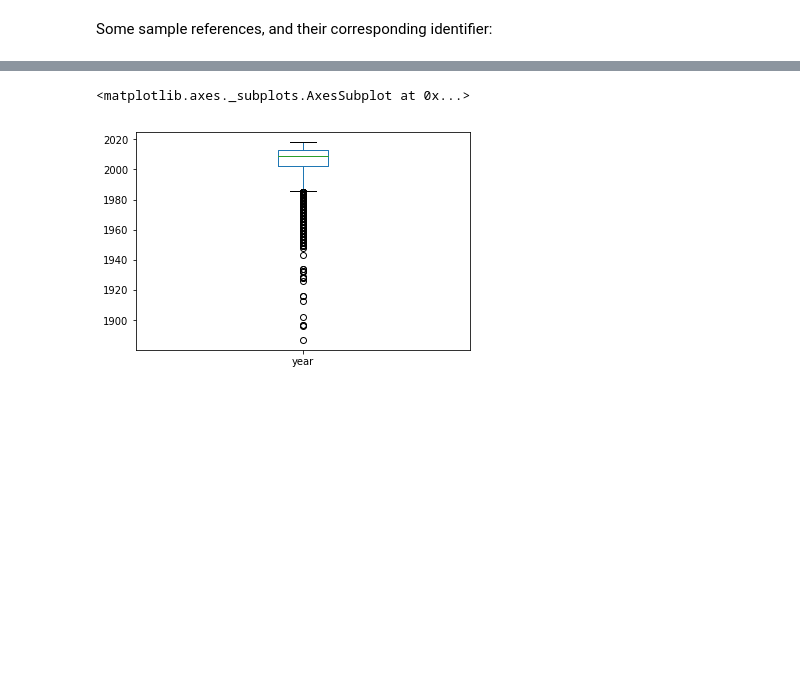
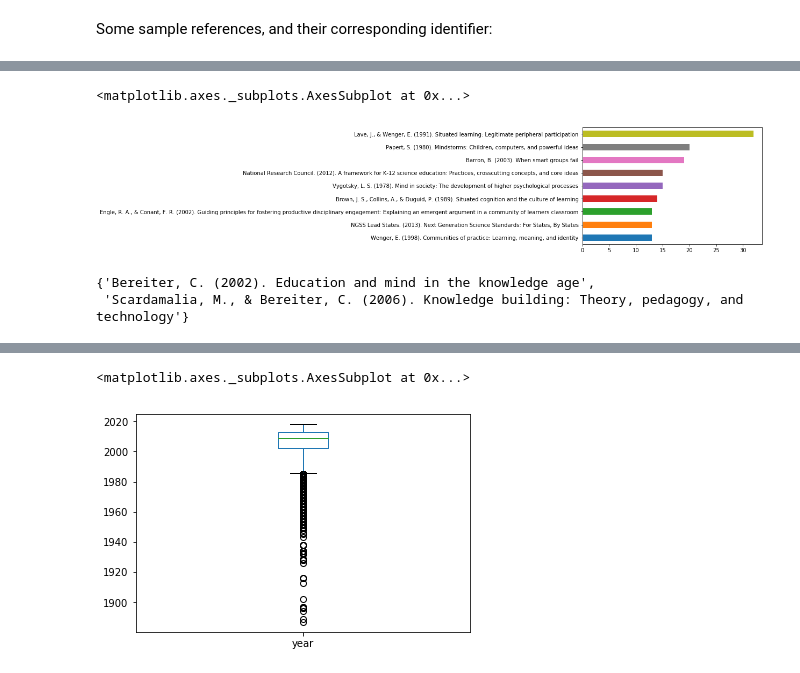
Before and after one commit to nourabassi/semester-project, a Jupyter notebook: Data exploration - References.ipynb, the cells around one changed output, grey strips where cells are left out. Cells and saved outputs as stored; diff of their text form; code cells hidden in the pictures; blank space fills up the shorter version.

```diff
--- a/Data exploration - References.ipynb
+++ b/Data exploration - References.ipynb
@@ -120,0 +104,10 @@ reference_edges.sample(2)
+# %%
+references.identifier.value_counts()[list(ICLS - CSCL)].sort_values().plot(kind='barh')
+# %% [output]
+<matplotlib.axes._subplots.AxesSubplot at 0x...>
+[figure, added]
+# %%
+CSCL - ICLS
+# %% [output]
+{'Bereiter, C. (2002). Education and mind in the knowledge age',
+ 'Scardamalia, M., & Bereiter, C. (2006). Knowledge building: Theory, pedagogy, and technology'}
```
Also changed, not shown: parts of 72 cells of this notebook, 13 other files.
